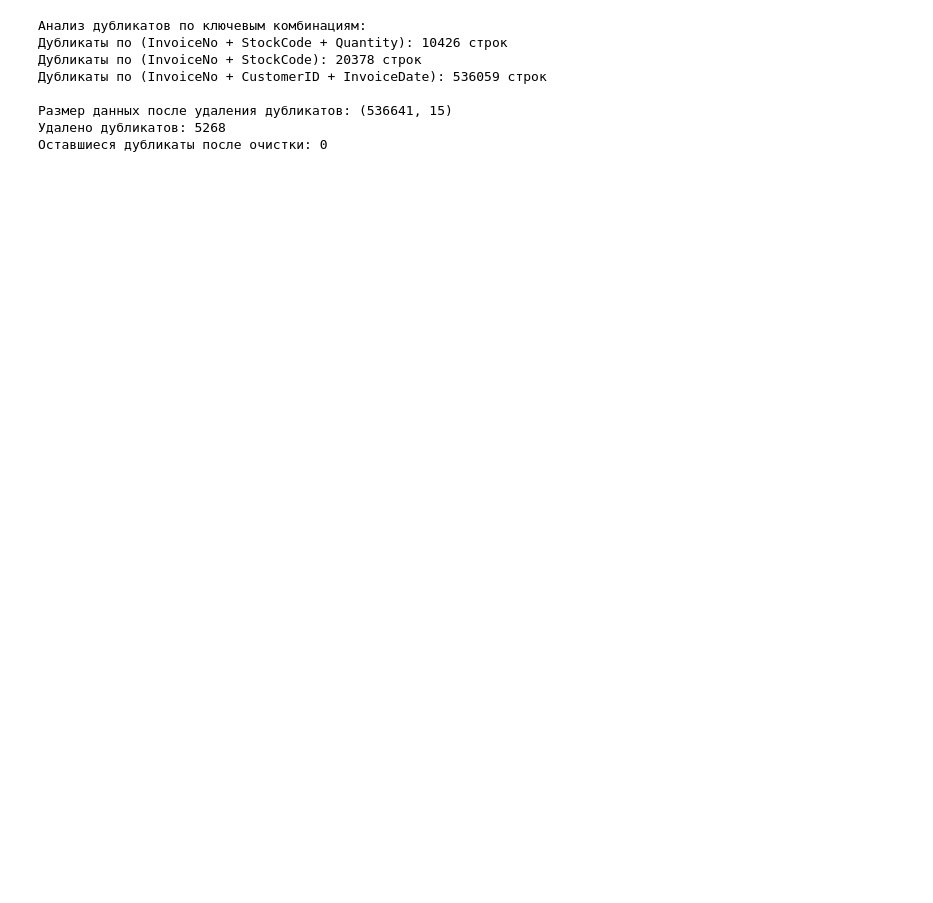
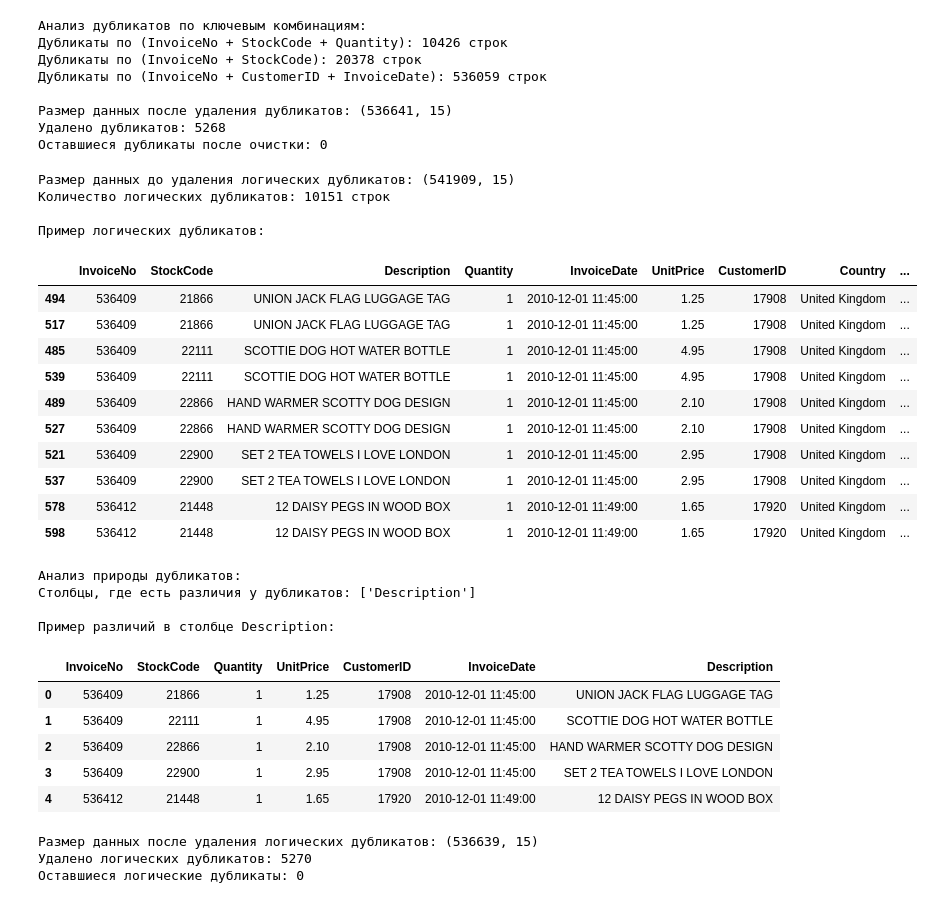
Before and after one commit to UlyanaGru/transactions, a Jupyter notebook: transactions.ipynb, the cells around one changed output. Drawn from its saved outputs; the diff is of its cells as text; code cells hidden in the pictures; blank space fills up the shorter version.

Commit message:
removing logical duplicates

```diff
--- a/transactions.ipynb
+++ b/transactions.ipynb
@@ -325,3 +325,72 @@ print(f'Оставшиеся дубликаты после очистки: {rema
 Размер данных после удаления дубликатов: (536641, 15)
 Удалено дубликатов: 5268
 Оставшиеся дубликаты после очистки: 0
+# %%
+#Размер данных до удаления логических дубликатов
+print(f'Размер данных до удаления логических дубликатов: {data.shape}')
+#Ключевые столбцы для идентификации уникальных транзакций
+key_columns = ['InvoiceNo', 'StockCode', 'Quantity', 'UnitPrice', 'CustomerID', 'InvoiceDate']
+#Проверяем количество логических дубликатов
+logical_duplicates = data.duplicated(subset=key_columns, keep=False).sum()
+print(f'Количество логических дубликатов: {logical_duplicates} строк')
+if logical_duplicates > 0:
+    print('\nПример логических дубликатов:')
+    dup_examples = data[data.duplicated(subset=key_columns, keep=False)]
+    display(dup_examples.sort_values(by=key_columns).head(10))
+    #Анализируем природу дубликатов
+    print('\nАнализ природы дубликатов:')
+    duplicate_groups = data[data.duplicated(subset=key_columns, keep=False)]
+    #Проверяем, есть ли различия в других столбцах
+    different_columns = []
+    for col in data.columns:
+        if col not in key_columns:
+            grouped = duplicate_groups.groupby(key_columns)[col].nunique()
+            if (grouped > 1).any():
+                different_columns.append(col)
+    if different_columns:
+        print(f'Столбцы, где есть различия у дубликатов: {different_columns}')
+        #Покажем примеры различий
+        for col in different_columns[:3]:  #Покажем первые 3 столбца с различиями
+            examples = duplicate_groups.groupby(key_columns)[col].filter(lambda x: x.nunique() > 1)
+            if not examples.empty:
+                print(f'\nПример различий в столбце {col}:')
+                sample_group = duplicate_groups.groupby(key_columns)[col].first().reset_index()
+                display(sample_group.head(5))
+    else:
+        print('Все дубликаты полностью идентичны по всем столбцам')
+#Удаляем логические дубликаты, оставляя первую запись
+data_cleaned = data.drop_duplicates(subset=key_columns, keep='first')
+print(f'\nРазмер данных после удаления логических дубликатов: {data_cleaned.shape}')
+print(f'Удалено логических дубликатов: {len(data) - len(data_cleaned)}')
+#Проверяем, что логических дубликатов больше нет
+remaining_logical_duplicates = data_cleaned.duplicated(subset=key_columns, keep=False).sum()
+print(f'Оставшиеся логические дубликаты: {remaining_logical_duplicates}')
+# %% [output]
+Размер данных до удаления логических дубликатов: (541909, 15)
+Количество логических дубликатов: 10151 строк
+
+Пример логических дубликатов:
+|  | InvoiceNo | StockCode | Description | Quantity | InvoiceDate | UnitPrice | CustomerID | Country | ... |
+| 494 | 536409 | 21866 | UNION JACK FLAG LUGGAGE TAG | 1 | 2010-12-01 11:45:00 | 1.25 | 17908 | United Kingdom | ... |
+| 517 | 536409 | 21866 | UNION JACK FLAG LUGGAGE TAG | 1 | 2010-12-01 11:45:00 | 1.25 | 17908 | United Kingdom | ... |
+| 485 | 536409 | 22111 | SCOTTIE DOG HOT WATER BOTTLE | 1 | 2010-12-01 11:45:00 | 4.95 | 17908 | United Kingdom | ... |
+| 539 | 536409 | 22111 | SCOTTIE DOG HOT WATER BOTTLE | 1 | 2010-12-01 11:45:00 | 4.95 | 17908 | United Kingdom | ... |
+| 489 | 536409 | 22866 | HAND WARMER SCOTTY DOG DESIGN | 1 | 2010-12-01 11:45:00 | 2.10 | 17908 | United Kingdom | ... |
+| 527 | 536409 | 22866 | HAND WARMER SCOTTY DOG DESIGN | 1 | 2010-12-01 11:45:00 | 2.10 | 17908 | United Kingdom | ... |
+| 521 | 536409 | 22900 | SET 2 TEA TOWELS I LOVE LONDON | 1 | 2010-12-01 11:45:00 | 2.95 | 17908 | United Kingdom | ... |
+| 537 | 536409 | 22900 | SET 2 TEA TOWELS I LOVE LONDON | 1 | 2010-12-01 11:45:00 | 2.95 | 17908 | United Kingdom | ... |
+| 578 | 536412 | 21448 | 12 DAISY PEGS IN WOOD BOX | 1 | 2010-12-01 11:49:00 | 1.65 | 17920 | United Kingdom | ... |
+| 598 | 536412 | 21448 | 12 DAISY PEGS IN WOOD BOX | 1 | 2010-12-01 11:49:00 | 1.65 | 17920 | United Kingdom | ... |
+Анализ природы дубликатов:
+Столбцы, где есть различия у дубликатов: ['Description']
+
+Пример различий в столбце Description:
+|  | InvoiceNo | StockCode | Quantity | UnitPrice | CustomerID | InvoiceDate | Description |
+| 0 | 536409 | 21866 | 1 | 1.25 | 17908 | 2010-12-01 11:45:00 | UNION JACK FLAG LUGGAGE TAG |
+| 1 | 536409 | 22111 | 1 | 4.95 | 17908 | 2010-12-01 11:45:00 | SCOTTIE DOG HOT WATER BOTTLE |
+| 2 | 536409 | 22866 | 1 | 2.10 | 17908 | 2010-12-01 11:45:00 | HAND WARMER SCOTTY DOG DESIGN |
+| 3 | 536409 | 22900 | 1 | 2.95 | 17908 | 2010-12-01 11:45:00 | SET 2 TEA TOWELS I LOVE LONDON |
+| 4 | 536412 | 21448 | 1 | 1.65 | 17920 | 2010-12-01 11:49:00 | 12 DAISY PEGS IN WOOD BOX |
+Размер данных после удаления логических дубликатов: (536639, 15)
+Удалено логических дубликатов: 5270
+Оставшиеся логические дубликаты: 0
```
